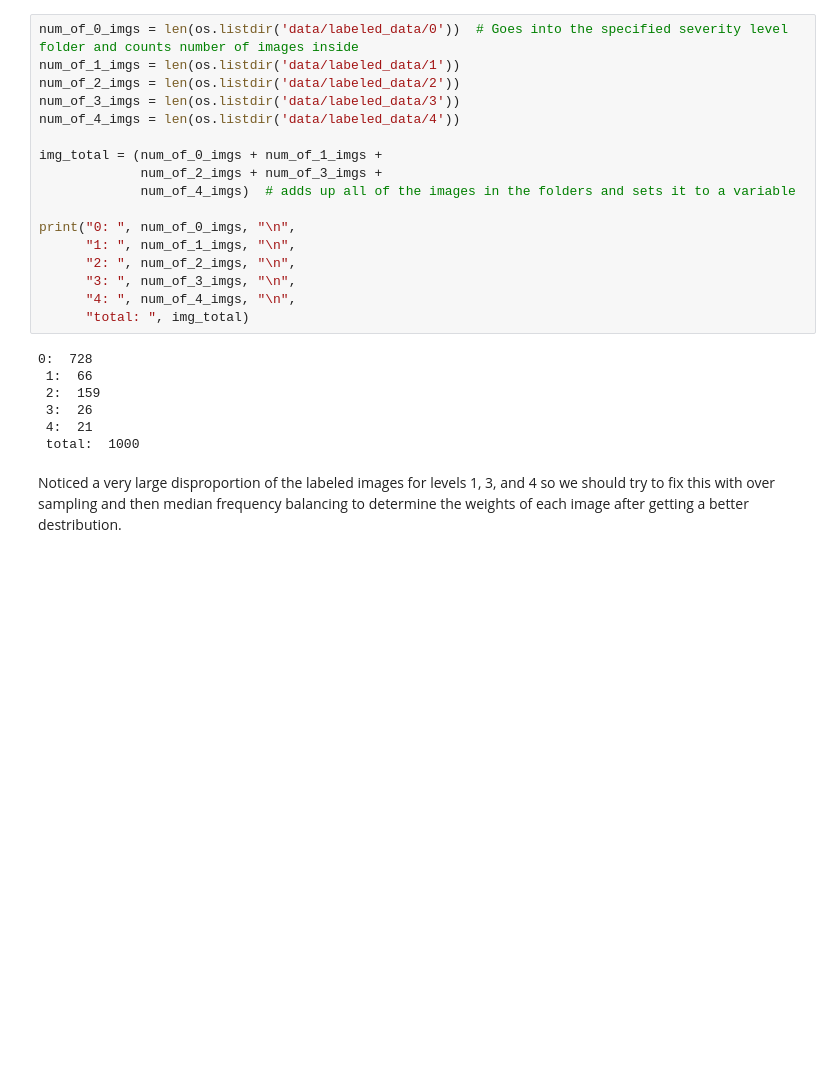
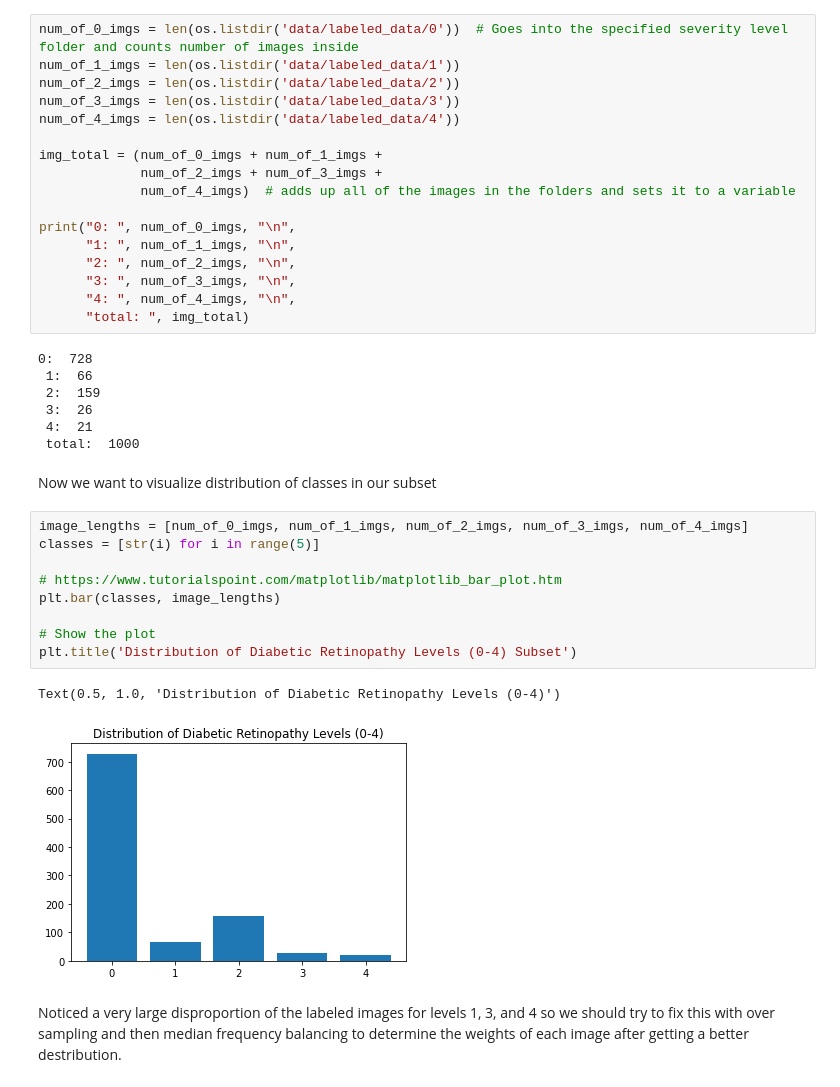
Before and after one commit to lykelly19/Computing-for-Health-and-Medicine-Final, a Jupyter notebook: DR Detection Group 9.ipynb, the cells around one changed output. Drawn from its saved outputs; the diff is of its cells as text; blank space fills up the shorter version.

Commit message:
change data sorting code into comments and create visualization for subset class distribution

```diff
--- a/DR Detection Group 9.ipynb
+++ b/DR Detection Group 9.ipynb
@@ -154,6 +158,20 @@ print("0: ", num_of_0_imgs, "\n",
  3:  26
  4:  21
  total:  1000
+# %% [markdown]
+Now we want to visualize distribution of classes in our subset
+# %%
+image_lengths = [num_of_0_imgs, num_of_1_imgs, num_of_2_imgs, num_of_3_imgs, num_of_4_imgs]
+classes = [str(i) for i in range(5)]
+
+# https://www.tutorialspoint.com/matplotlib/matplotlib_bar_plot.htm
+plt.bar(classes, image_lengths)
+
+# Show the plot
+plt.title('Distribution of Diabetic Retinopathy Levels (0-4) Subset')
+# %% [output]
+Text(0.5, 1.0, 'Distribution of Diabetic Retinopathy Levels (0-4)')
+[figure, added]
 # %% [markdown]
 Noticed a very large disproportion of the labeled images for levels 1, 3, and 4 so we should try to fix this with over sampling and then median frequency balancing to determine the weights of each image after getting a better destribution.
 # %%
```
Also changed, not shown: parts of 7 cells of this notebook.
